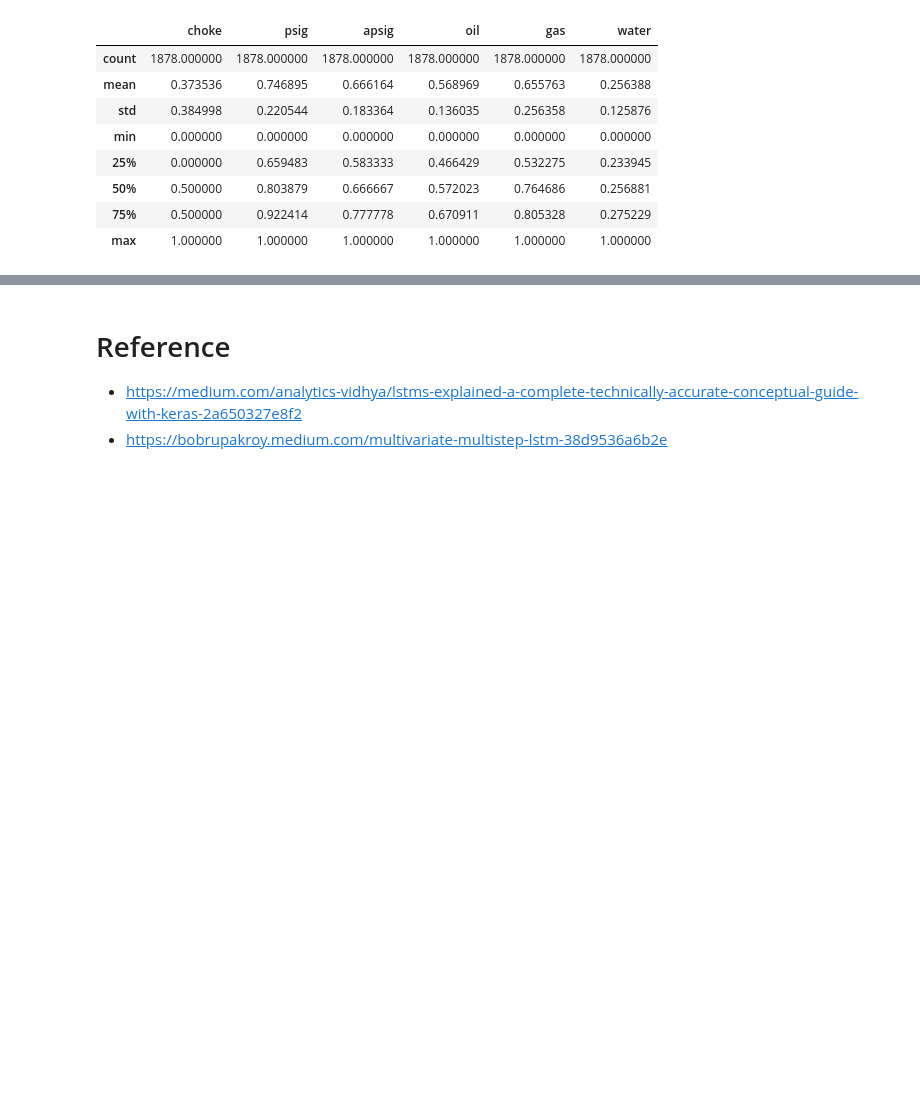
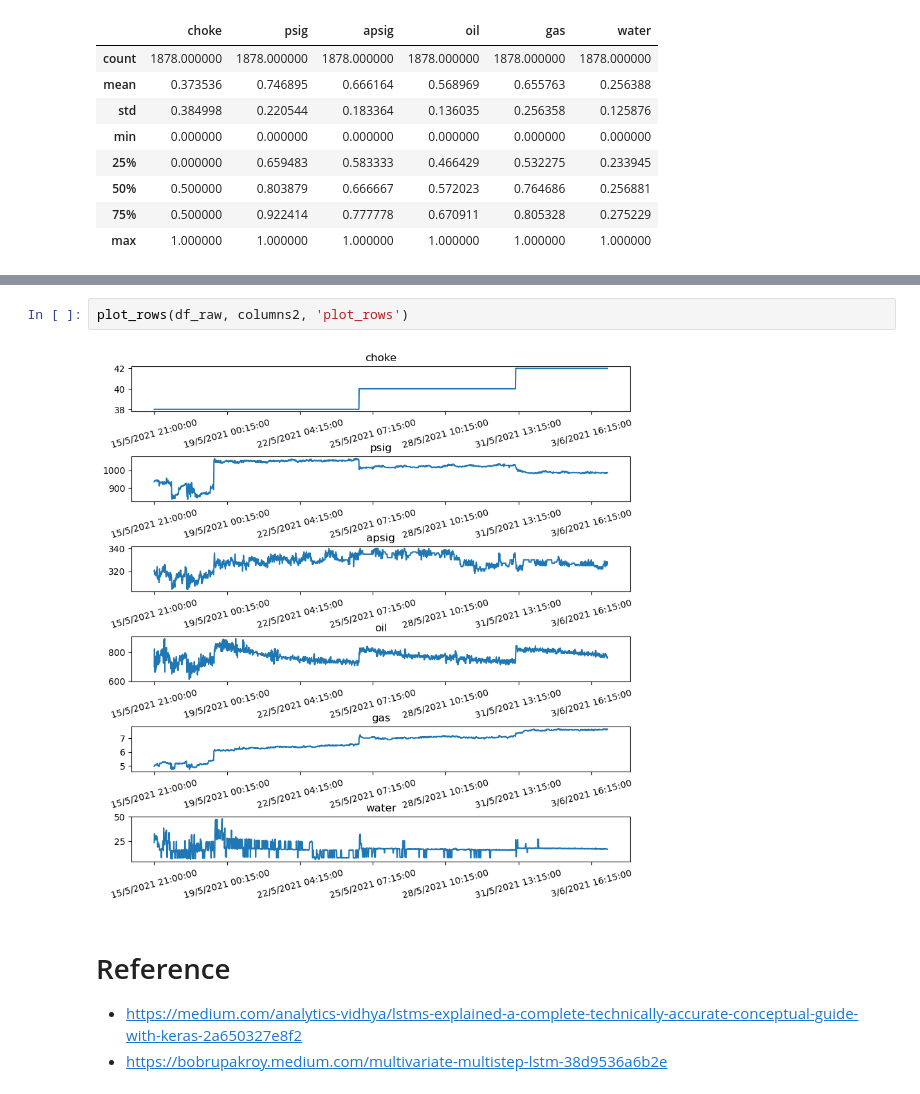
Before and after one commit to Dzyfhuba/lstm-prototype, a Jupyter notebook: app4.ipynb, the cells around one changed output, grey strips where cells are left out. Cells and saved outputs as stored; diff of their text form; blank space fills up the shorter version.

```diff
--- a/app4.ipynb
+++ b/app4.ipynb
@@ -84,3 +91,7 @@ plot_rows(df_normalized, columns2)
+# %%
+plot_rows(df_raw, columns2, 'plot_rows')
+# %% [output]
+[figure, added]
 # %% [markdown]
 # Reference
 - https://medium.com/analytics-vidhya/lstms-explained-a-complete-technically-accurate-conceptual-guide-with-keras-2a650327e8f2
```
Also changed, not shown: parts of 15 cells of this notebook, 5 other files.
